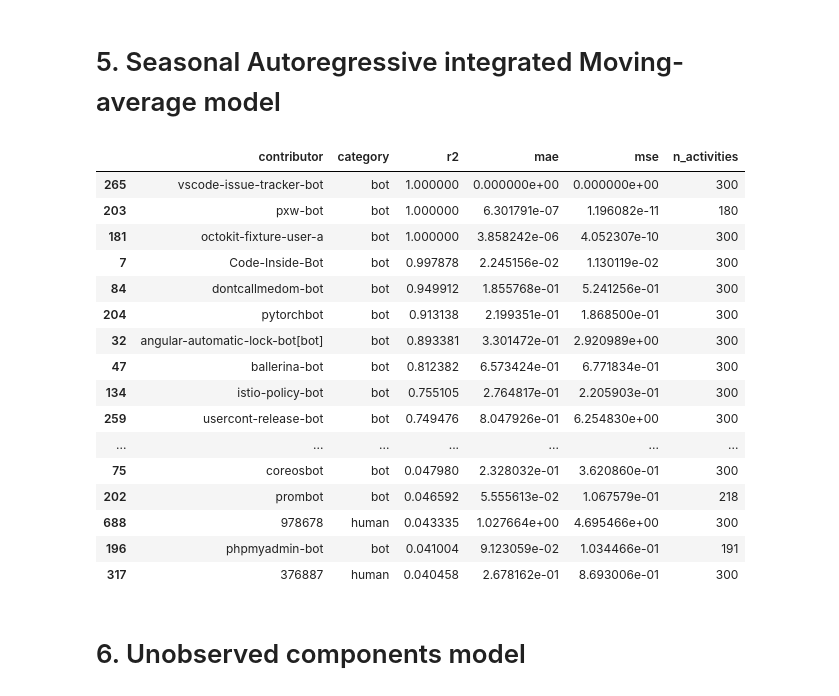
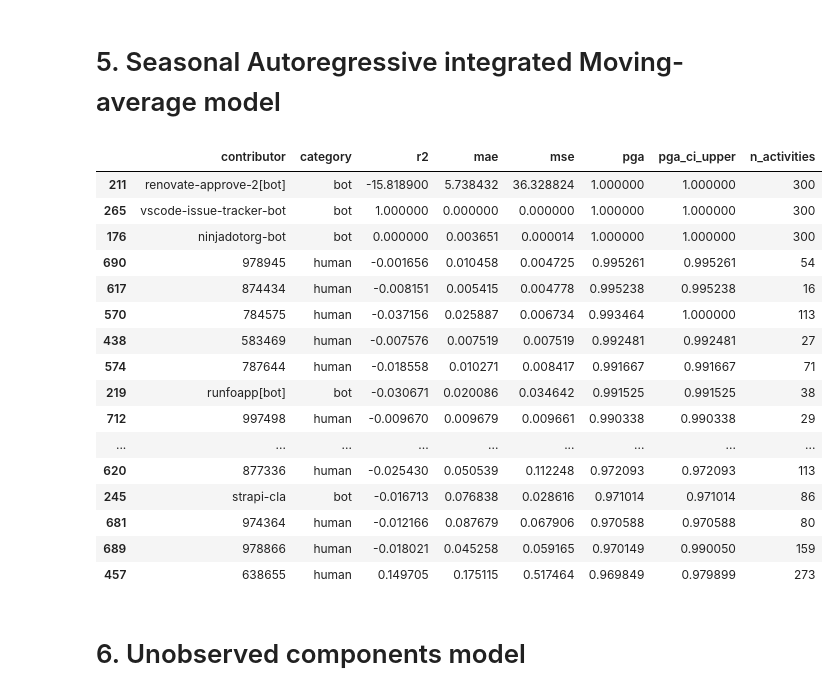
Before and after one commit to uhourri/GH-Bots-API, a Jupyter notebook: code/Models comparing using time sequences.ipynb, the cells around one changed output. Cells and saved outputs as stored; diff of their text form; code cells hidden in the pictures.

Commit message:
adding new metric with prediction intraval 95% to TES model ..

```diff
--- a/code/Models comparing using time sequences.ipynb
+++ b/code/Models comparing using time sequences.ipynb
@@ -552,27 +438,60 @@ def sarima_model(contributor):
     })
 
     return metrics
+# %%
+def sarima_model(contributor):
+
+    print(contributor['contributor'].iloc[0])
+
+    # Spliting the data into training and testing sets for time series forecasting, using a time-based split with split size = 0.9
+    train, test = (
+        contributor.apply(lambda x: x[:int(0.9*len(x))]),
+        contributor.apply(lambda x: x[int(0.9*len(x)):])
+    )
+
+    # Set the frequency of the index to hourly
+    train.index.freq = 'H'
+
+    # Fit the model
+    model = SARIMAX(train['n_activities'], order=(1, 0, 1), seasonal_order=(1, 0, 1, 24), enforce_invertibility=False, enforce_stationarity=False).fit(disp=False, method='lbfgs')
+
+    # Forecast the test set using confidence interval with 95%
+    predictions = model.get_prediction(start=len(train), end=len(train)+len(test)-1).summary_frame(alpha=0.05)
+
+    # Create a series for evaluation metrics and sum of activities
+    metrics = pd.Series({
+        'contributor': contributor['contributor'].iloc[0],
+        'category': contributor['category'].iloc[0],
+        'r2': r2_score(test['n_activities'], predictions['mean']),
+        'mae': mean_absolute_error(test['n_activities'], predictions['mean']),
+        'mse': mean_squared_error(test['n_activities'], predictions['mean']),
+        'pga': pga_score(test['n_activities'], predictions['mean']),
+        'pga_ci_upper': pga_score(test['n_activities'], predictions['mean_ci_upper']),
+        'n_activities': contributor['n_activities'].sum(),
+    })
+
+    return metrics
 # %%
 # Apply the function to each contributor
 sarima_results = data.groupby(['category', 'contributor']).apply(sarima_model).reset_index(drop=True)
 # %%
-sarima_results.sort_values(by='r2', ascending=False).head(40)
+sarima_results.sort_values(by='pga', ascending=False).head(40)
 # %% [output]
-|  | contributor | category | r2 | mae | mse | n_activities |
-| 265 | vscode-issue-tracker-bot | bot | 1.000000 | 0.000000e+00 | 0.000000e+00 | 300 |
-| 203 | pxw-bot | bot | 1.000000 | 6.301791e-07 | 1.196082e-11 | 180 |
-| 181 | octokit-fixture-user-a | bot | 1.000000 | 3.858242e-06 | 4.052307e-10 | 300 |
-| 7 | Code-Inside-Bot | bot | 0.997878 | 2.245156e-02 | 1.130119e-02 | 300 |
-| 84 | dontcallmedom-bot | bot | 0.949912 | 1.855768e-01 | 5.241256e-01 | 300 |
-| 204 | pytorchbot | bot | 0.913138 | 2.199351e-01 | 1.868500e-01 | 300 |
-| 32 | angular-automatic-lock-bot[bot] | bot | 0.893381 | 3.301472e-01 | 2.920989e+00 | 300 |
-| 47 | ballerina-bot | bot | 0.812382 | 6.573424e-01 | 6.771834e-01 | 300 |
-| 134 | istio-policy-bot | bot | 0.755105 | 2.764817e-01 | 2.205903e-01 | 300 |
-| 259 | usercont-release-bot | bot | 0.749476 | 8.047926e-01 | 6.254830e+00 | 300 |
-| ... | ... | ... | ... | ... | ... | ... |
-| 75 | coreosbot | bot | 0.047980 | 2.328032e-01 | 3.620860e-01 | 300 |
-| 202 | prombot | bot | 0.046592 | 5.555613e-02 | 1.067579e-01 | 218 |
-| 688 | 978678 | human | 0.043335 | 1.027664e+00 | 4.695466e+00 | 300 |
-| 196 | phpmyadmin-bot | bot | 0.041004 | 9.123059e-02 | 1.034466e-01 | 191 |
-| 317 | 376887 | human | 0.040458 | 2.678162e-01 | 8.693006e-01 | 300 |
+|  | contributor | category | r2 | mae | mse | pga | pga_ci_upper | n_activities |
+| 211 | renovate-approve-2[bot] | bot | -15.818900 | 5.738432 | 36.328824 | 1.000000 | 1.000000 | 300 |
+| 265 | vscode-issue-tracker-bot | bot | 1.000000 | 0.000000 | 0.000000 | 1.000000 | 1.000000 | 300 |
+| 176 | ninjadotorg-bot | bot | 0.000000 | 0.003651 | 0.000014 | 1.000000 | 1.000000 | 300 |
+| 690 | 978945 | human | -0.001656 | 0.010458 | 0.004725 | 0.995261 | 0.995261 | 54 |
+| 617 | 874434 | human | -0.008151 | 0.005415 | 0.004778 | 0.995238 | 0.995238 | 16 |
+| 570 | 784575 | human | -0.037156 | 0.025887 | 0.006734 | 0.993464 | 1.000000 | 113 |
+| 438 | 583469 | human | -0.007576 | 0.007519 | 0.007519 | 0.992481 | 0.992481 | 27 |
+| 574 | 787644 | human | -0.018558 | 0.010271 | 0.008417 | 0.991667 | 0.991667 | 71 |
+| 219 | runfoapp[bot] | bot | -0.030671 | 0.020086 | 0.034642 | 0.991525 | 0.991525 | 38 |
+| 712 | 997498 | human | -0.009670 | 0.009679 | 0.009661 | 0.990338 | 0.990338 | 29 |
+| ... | ... | ... | ... | ... | ... | ... | ... | ... |
+| 620 | 877336 | human | -0.025430 | 0.050539 | 0.112248 | 0.972093 | 0.972093 | 113 |
+| 245 | strapi-cla | bot | -0.016713 | 0.076838 | 0.028616 | 0.971014 | 0.971014 | 86 |
+| 681 | 974364 | human | -0.012166 | 0.087679 | 0.067906 | 0.970588 | 0.970588 | 80 |
+| 689 | 978866 | human | -0.018021 | 0.045258 | 0.059165 | 0.970149 | 0.990050 | 159 |
+| 457 | 638655 | human | 0.149705 | 0.175115 | 0.517464 | 0.969849 | 0.979899 | 273 |
 # %%
```
Also changed, not shown: parts of 21 cells of this notebook, 3 other files.
